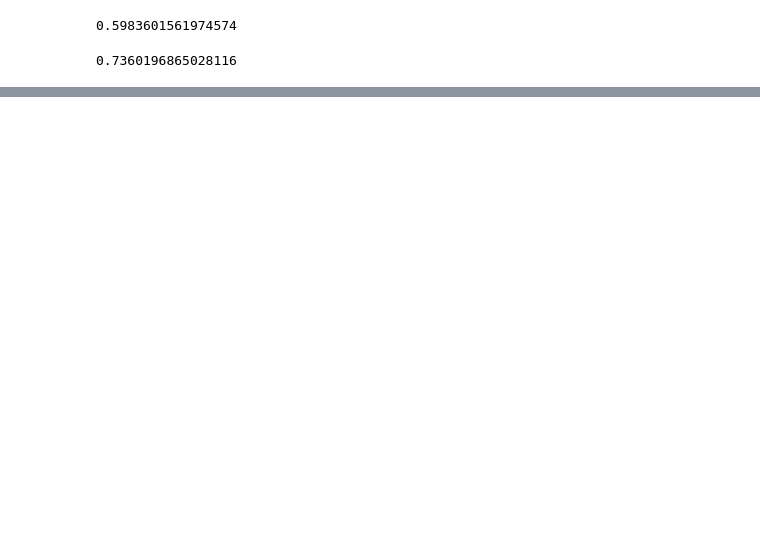
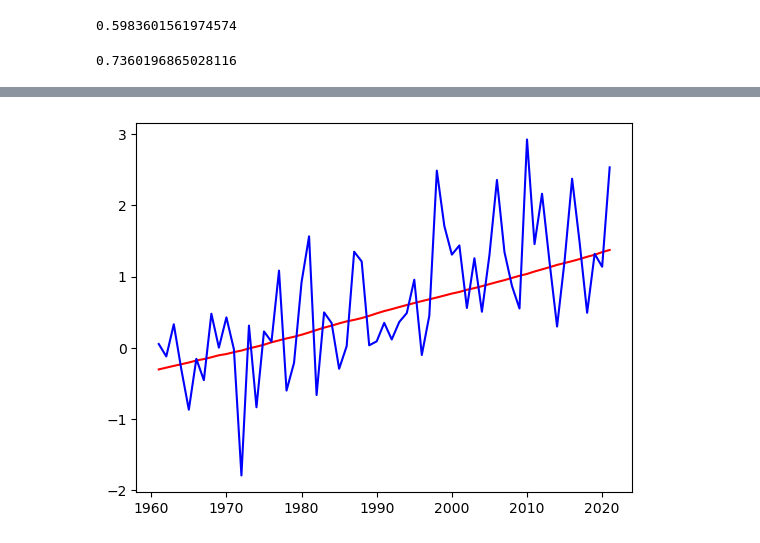
Before and after one commit to themountaintop/exploring_world_emissions, a Jupyter notebook: Processing/Emissions_ML.ipynb, the cells around one changed output, grey strips where cells are left out. Saved outputs shown, nothing was run; the diff lists cells and outputs as text; code cells hidden in the pictures; blank space fills up the shorter version.

```diff
--- a/Processing/Emissions_ML.ipynb
+++ b/Processing/Emissions_ML.ipynb
@@ -256,5 +256,8 @@ memory usage: 217.0+ KB
 # %%
 # Fill in the missing values from other and cement as 0
 # Or I could fill in the other column with mean
-df_filled = df_dropped.fillna(value={'other': df_dropped.groupby('country')['other'].transform('mean'),
+#df_filled = df_dropped.fillna(value={'other': df_dropped.groupby('country')['other'].transform('mean'),
+#                                    'cement': 0})
+
+df_filled = df_dropped.fillna(value={'other': 0,
                                     'cement': 0})
@@ -385,0 +391,3 @@ sqrt(mean_squared_error(y_test, y_tree_pred))
+# %%
+# Predict the training set values as well - Linear Regression
+y_train_pred = linear.predict(X_train_scaled)
@@ -385,0 +405,9 @@ sqrt(mean_squared_error(y_test, y_tree_pred))
+# %%
+# Predicted Values vs Actual - Linear Regression Model
+# First six index ranges: :51:102:153:204:255:306 and :10:20:30:40:50:60
+years = range(1961,2022)
+plt.plot(years, np.concatenate((y_train_pred[204:255], y_pred[40:50])), c='red')
+plt.plot(years, np.concatenate((y_train[204:255], y_test[40:50])), c='blue')
+plt.show()
+# %% [output]
+[figure, added]
```
Also changed, not shown: parts of 41 cells of this notebook.
